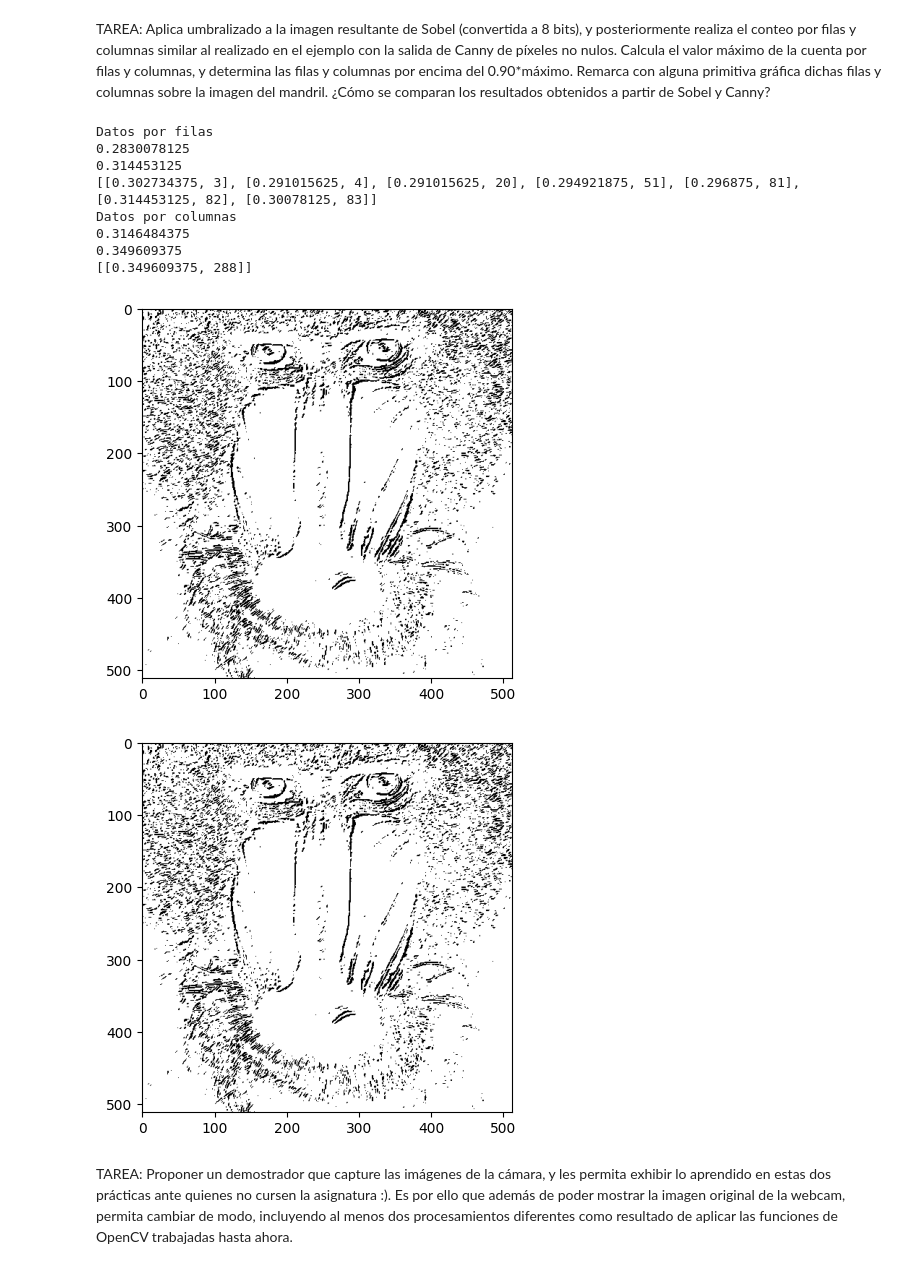
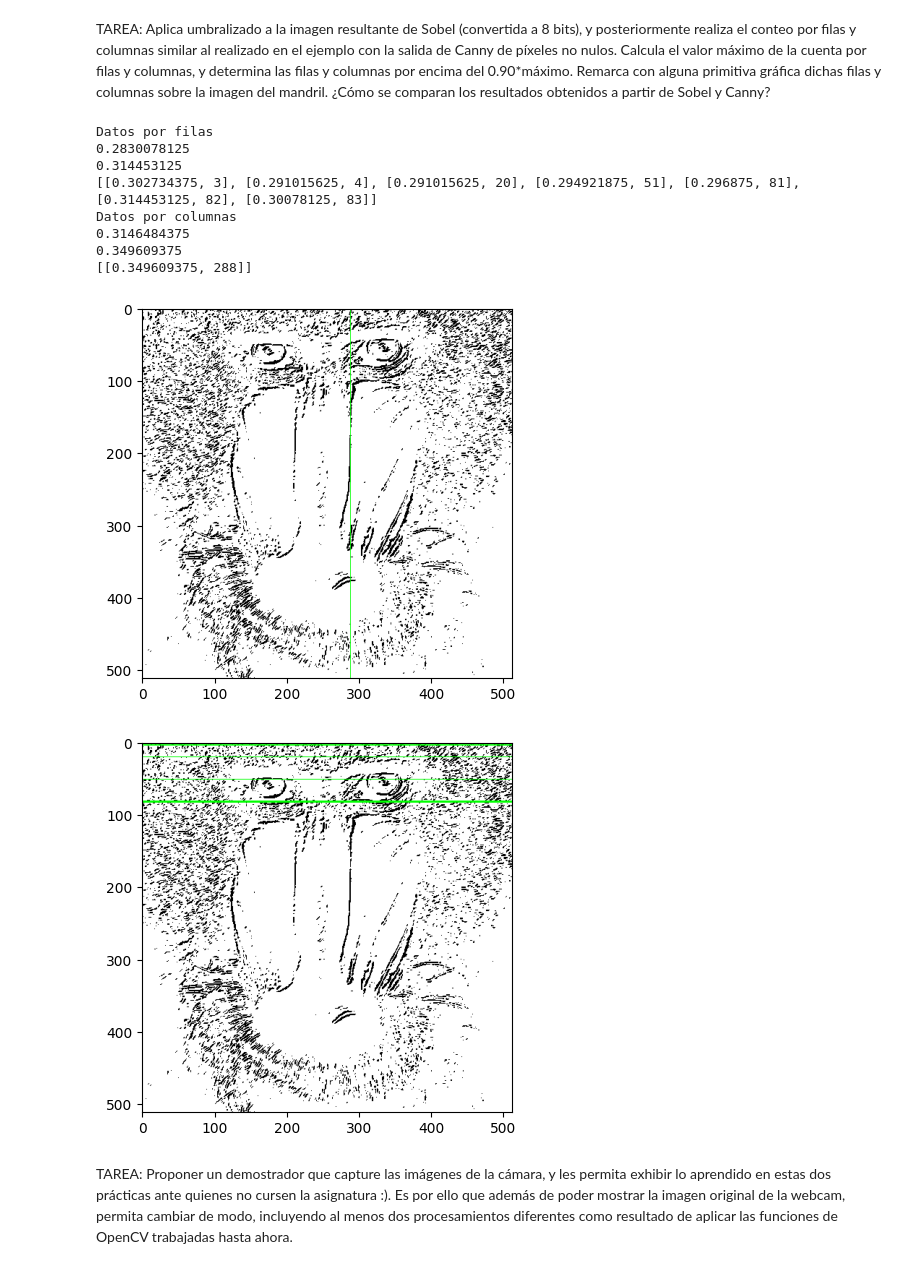
Before and after one commit to Yaivi/Vision_por_Computador, a Jupyter notebook: Práctica_2/EJERCICIO_P2.ipynb, the cells around one changed output. Drawn from its saved outputs; the diff is of its cells as text; code cells hidden in the pictures.

Commit message:
Modo color añadido a Apartado 3

```diff
--- a/Práctica_2/EJERCICIO_P2.ipynb
+++ b/Práctica_2/EJERCICIO_P2.ipynb
@@ -156,37 +156,53 @@ print(queue_row)
 
 print("Datos por columnas")
 print(max_col*0.9)
 print(max_col)
 
 count=0
 queue_col = []
 
 for col in col_sobel8:
     if (col.item() >= max_col*0.9):
         queue_col.append([col.item(),count])
     count+=1
 print(queue_col)
 
 rango_columnas = cv2.inRange(imagenUmbralizada_sobel, max_col*0.9, max_col*1.)
 rango_filas = cv2.inRange(imagenUmbralizada_sobel, max_row*0.9, max_row*1.)
 
+imagen_marcada_columnas = cv2.cvtColor(rango_columnas, cv2.COLOR_GRAY2BGR)
+imagen_marcada_filas = cv2.cvtColor(rango_filas, cv2.COLOR_GRAY2BGR)
+
+#coger tamaños de la imagen
+alto, ancho = imagenUmbralizada_sobel.shape[:2]
+
+#Dibujar columnas
+for valor, col in queue_col:
+    cv2.line(imagen_marcada_columnas, (col, 0), (col, alto), (0, 255, 0), 1)
+
+#Dibujar filas
+for valor, row in queue_row:
+    cv2.line(imagen_marcada_filas, (0, row), (ancho, row), (0, 255, 0), 1)
 
 
-plt.imshow(rango_columnas, cmap='gray')
+imagen_marcada_columnas = cv2.cvtColor(imagen_marcada_columnas, cv2.COLOR_BGR2RGB)
+imagen_marcada_filas = cv2.cvtColor(imagen_marcada_filas, cv2.COLOR_BGR2RGB)
+
+plt.imshow(imagen_marcada_columnas)
 plt.show()
-plt.imshow(rango_filas, cmap='gray')
+plt.imshow(imagen_marcada_filas)
 plt.show()
 # %% [output]
 Datos por filas
 0.2830078125
 0.314453125
 [[0.302734375, 3], [0.291015625, 4], [0.291015625, 20], [0.294921875, 51], [0.296875, 81], [0.314453125, 82], [0.30078125, 83]]
 Datos por columnas
 0.3146484375
 0.349609375
 [[0.349609375, 288]]
-[figure, old version]
+[figure, new version]
-[figure, old version]
+[figure, new version]
 # %% [markdown]
 TAREA: Proponer un demostrador que capture las imágenes de la cámara, y les permita exhibir lo aprendido en estas dos prácticas ante quienes no cursen la asignatura :). Es por ello que además de poder mostrar la imagen original de la webcam, permita cambiar de modo, incluyendo al menos dos procesamientos diferentes como resultado de aplicar las funciones de OpenCV trabajadas hasta ahora.
 # %%
```
Also changed, not shown: 1 other file.
